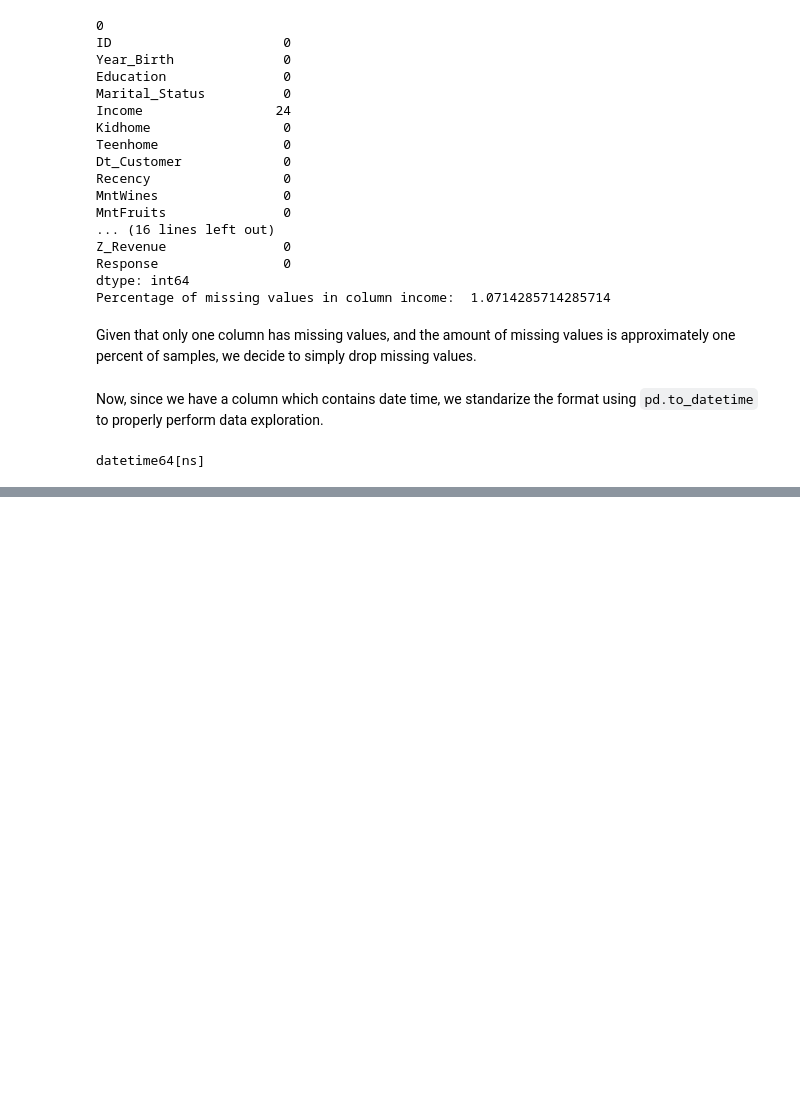
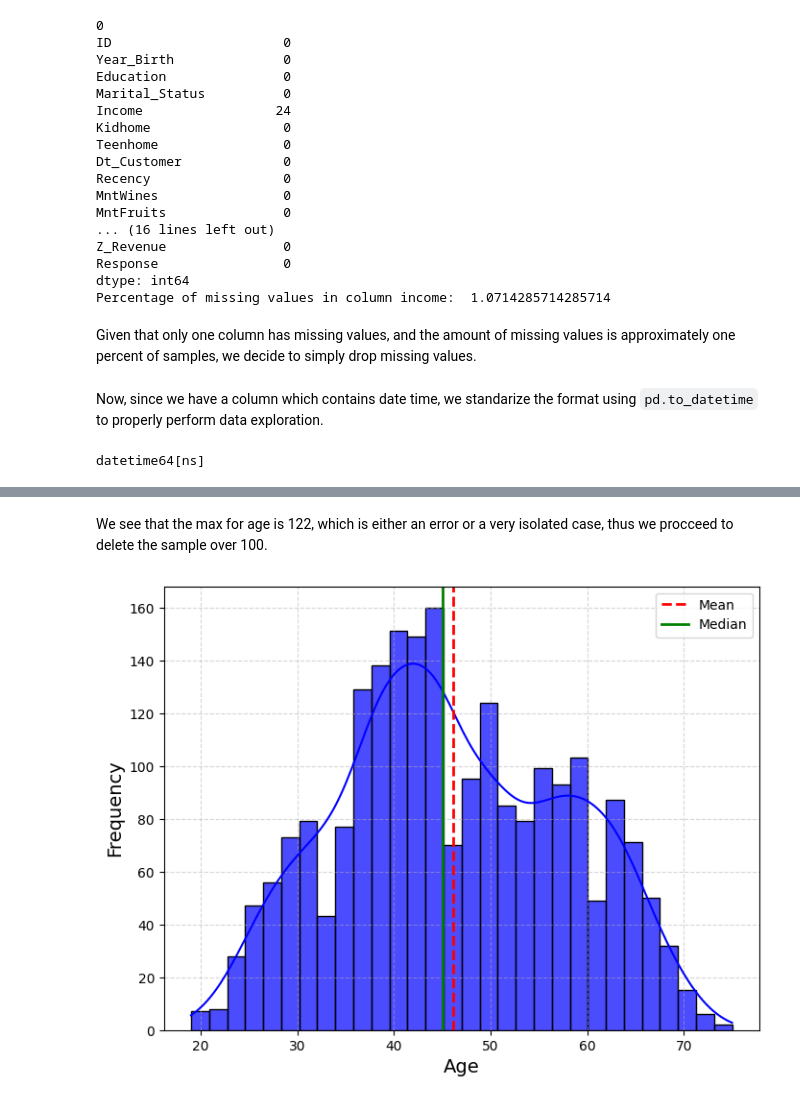
Before and after one commit to valentinpylypchuk/AAA-ML-Project-2025-26, a Jupyter notebook: Project.ipynb, the cells around one changed output, grey strips where cells are left out. Drawn from its saved outputs; the diff is of its cells as text; code cells hidden in the pictures; blank space fills up the shorter version.

```diff
--- a/Project.ipynb
+++ b/Project.ipynb
@@ -135,0 +330,26 @@ datetime64[ns]
+# %% [markdown]
+We see that the max for age is 122, which is either an error or a very isolated case, thus we procceed to delete the sample over 100.
+# %%
+data_no_outliers = data_no_outliers[(data_no_outliers['Age'] < 100)]
+# %%
+plt.figure(figsize=(8,6))
+sns.histplot(
+    data_no_outliers['Age'],
+    bins=30,
+    kde=True,
+    color='blue',
+    edgecolor='black',
+    alpha=0.7
+)
+
+# Lines for average and mean
+plt.axvline(data_no_outliers['Age'].mean(), color='red', linestyle='--', linewidth=2, label='Mean')
+plt.axvline(data_no_outliers['Age'].median(), color='green', linestyle='-', linewidth=2, label='Median')
+
+plt.xlabel('Age', fontsize=14)
+plt.ylabel('Frequency', fontsize=14)
+plt.legend()
+plt.grid(True, linestyle='--', alpha=0.5)
+plt.show()
+# %% [output]
+[figure, added]
```
Also changed, not shown: parts of 30 cells of this notebook.
